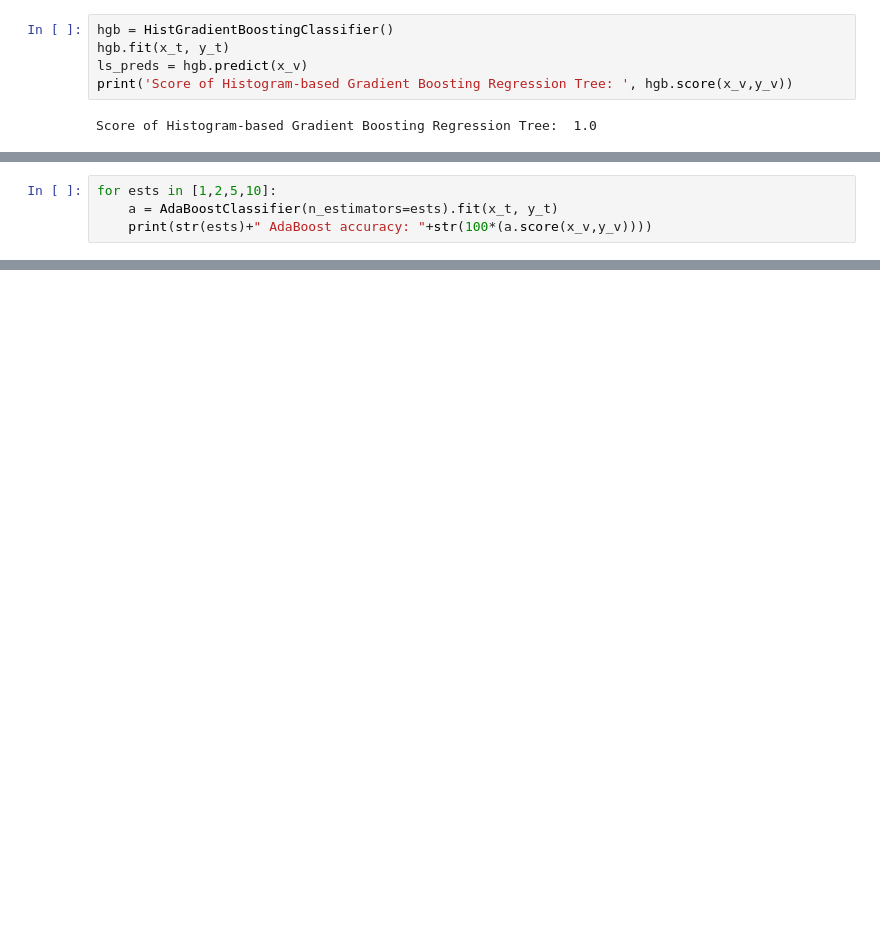
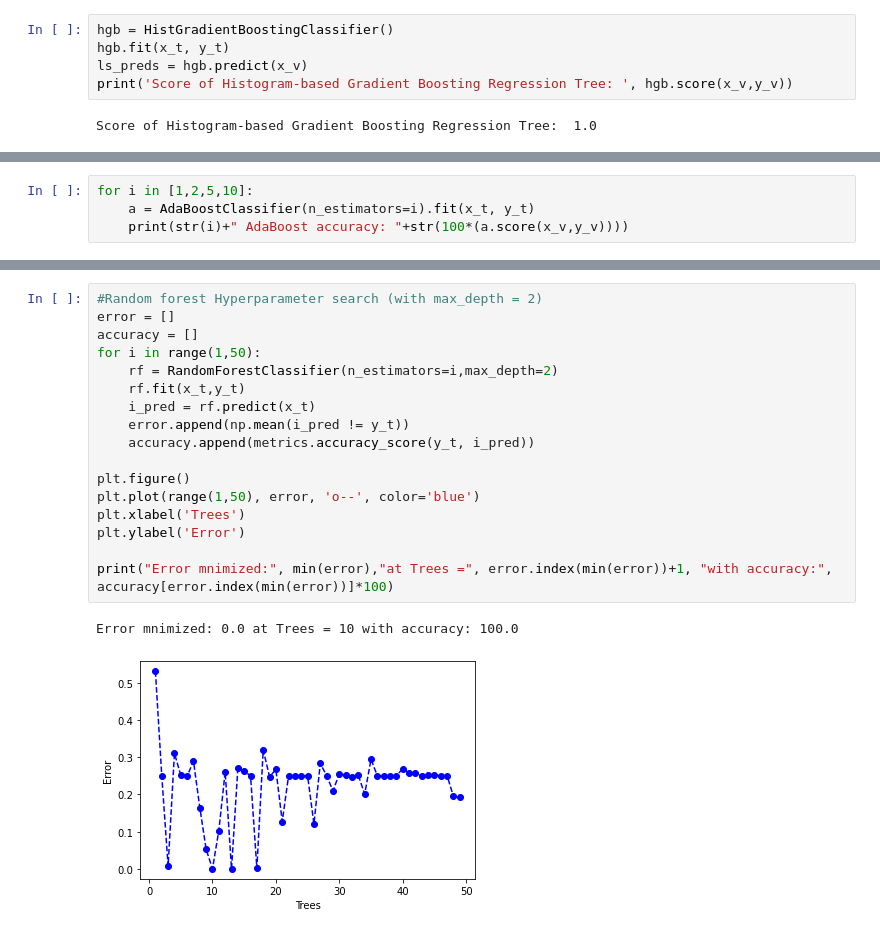
Before and after one commit to AlexCasamitjana/Predicting-Profitable-Customer-Segments, a Jupyter notebook: Notebook_1568143.ipynb, the cells around one changed output, grey strips where cells are left out. Drawn from its saved outputs; the diff is of its cells as text; blank space fills up the shorter version.

```diff
--- a/Notebook_1568143.ipynb
+++ b/Notebook_1568143.ipynb
@@ -328,7 +340,7 @@ print("LR-Bagging accuracy: "+str(100*clf_lr.score(x_v, y_v)), "%")
 # %% [output]
 LR-Bagging accuracy: 100.0 %
 # %%
-for ests in [1,2,5,10]:
-    a = AdaBoostClassifier(n_estimators=ests).fit(x_t, y_t)
-    print(str(ests)+" AdaBoost accuracy: "+str(100*(a.score(x_v,y_v))))
+for i in [1,2,5,10]:
+    a = AdaBoostClassifier(n_estimators=i).fit(x_t, y_t)
+    print(str(i)+" AdaBoost accuracy: "+str(100*(a.score(x_v,y_v))))
 # %% [output]
@@ -338,0 +399,20 @@ for ests in [1,2,5,10]:
+# %%
+#Random forest Hyperparameter search (with max_depth = 2)
+error = []
+accuracy = []
+for i in range(1,50):
+    rf = RandomForestClassifier(n_estimators=i,max_depth=2)
+    rf.fit(x_t,y_t)
+    i_pred = rf.predict(x_t)
+    error.append(np.mean(i_pred != y_t))
+    accuracy.append(metrics.accuracy_score(y_t, i_pred))
+
+plt.figure()
+plt.plot(range(1,50), error, 'o--', color='blue')
+plt.xlabel('Trees')
+plt.ylabel('Error')
+
+print("Error mnimized:", min(error),"at Trees =", error.index(min(error))+1, "with accuracy:", accuracy[error.index(min(error))]*100)
+# %% [output]
+Error mnimized: 0.0 at Trees = 10 with accuracy: 100.0
+[figure, added]
```
Also changed, not shown: parts of 34 cells of this notebook, 5 other files.
